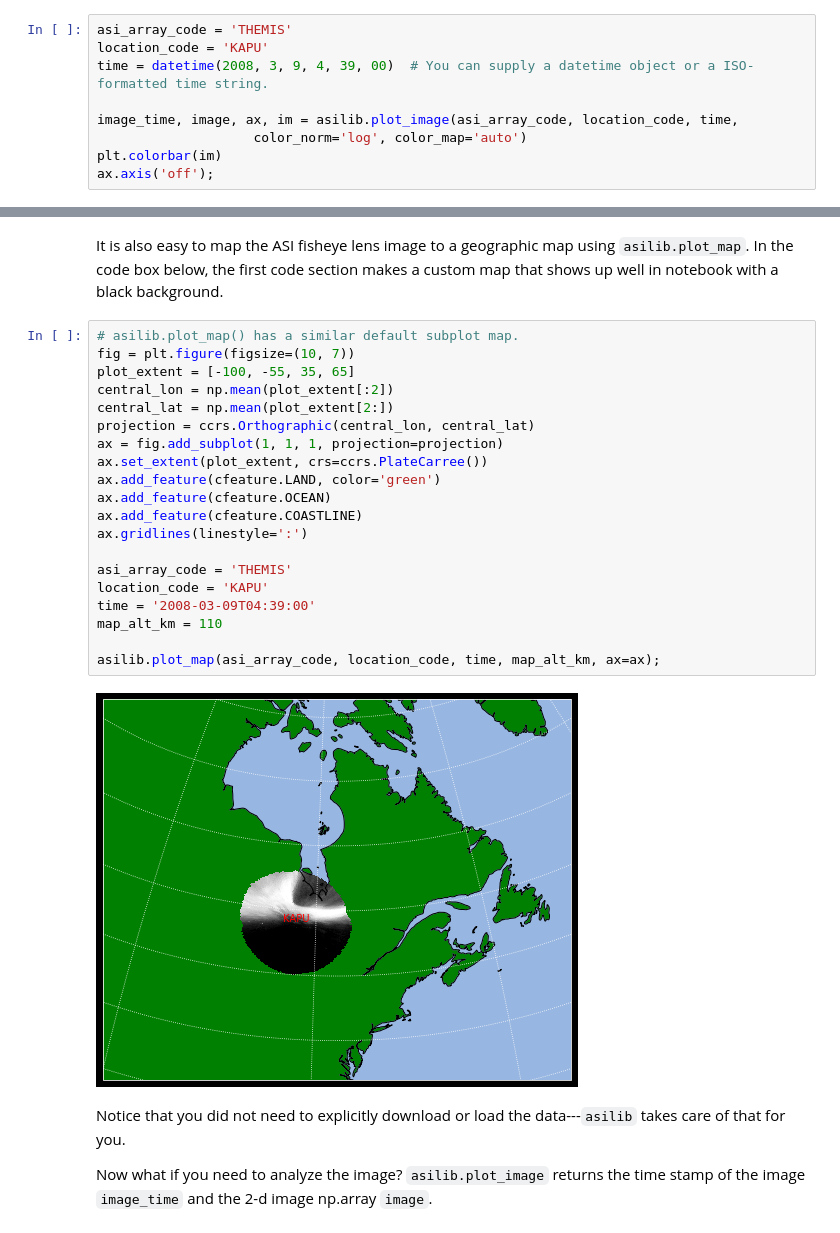
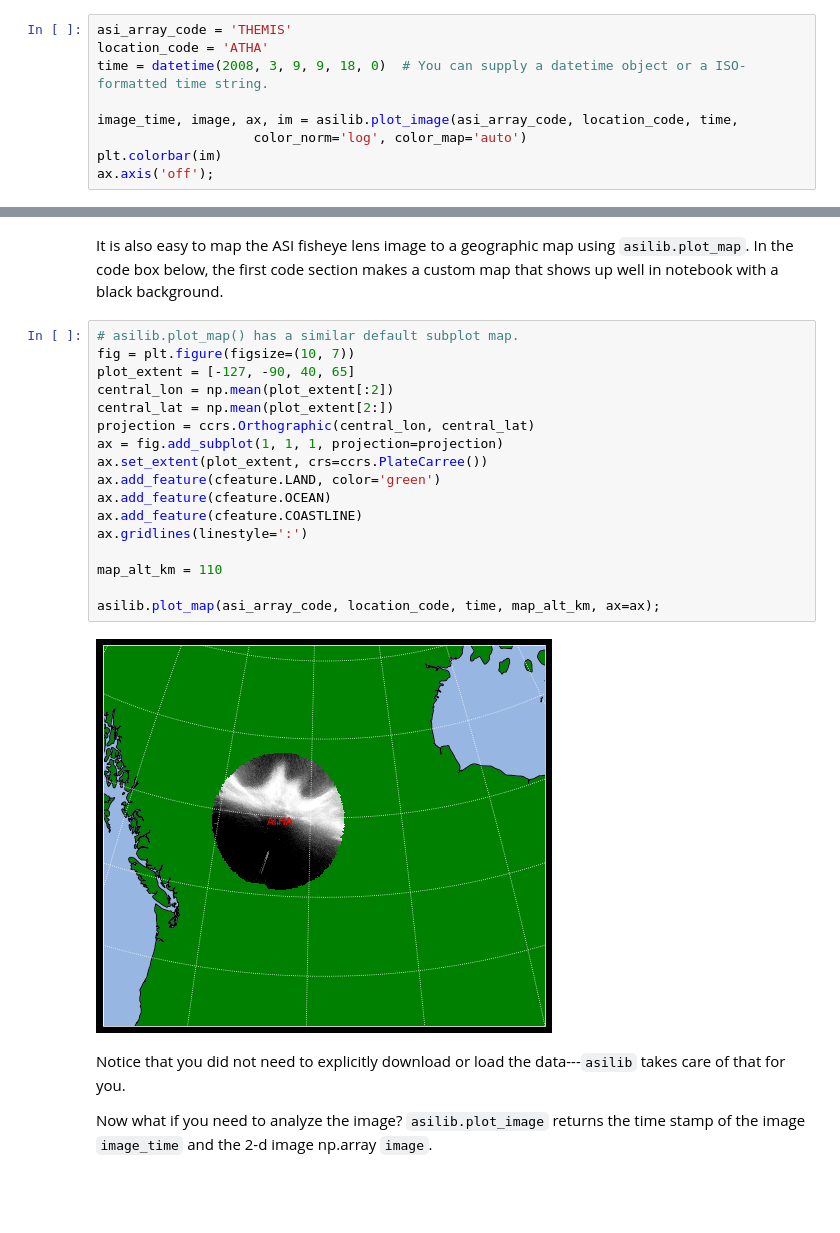
Before and after one commit to mshumko/asilib, a Jupyter notebook: docs/tutorial_notebook.ipynb, the cells around one changed output, grey strips where cells are left out. Cells and saved outputs as stored; diff of their text form; blank space fills up the shorter version.

Commit message:
Changed the ASI example to ATHA.

```diff
--- a/docs/tutorial_notebook.ipynb
+++ b/docs/tutorial_notebook.ipynb
@@ -34,8 +34,8 @@ observed during conjunctions of Swarm and THEMIS ASI. Geophysical Research Lette
 We can plot a fisheye lens image using `asilib.plot_image`.
 # %%
 asi_array_code = 'THEMIS'
-location_code = 'KAPU'
-time = datetime(2008, 3, 9, 4, 39, 00)  # You can supply a datetime object or a ISO-formatted time string.
+location_code = 'ATHA'
+time = datetime(2008, 3, 9, 9, 18, 0)  # You can supply a datetime object or a ISO-formatted time string.
 
 image_time, image, ax, im = asilib.plot_image(asi_array_code, location_code, time,
                     color_norm='log', color_map='auto')
@@ -48,25 +48,22 @@ It is also easy to map the ASI fisheye lens image to a geographic map using `asi
 # %%
 # asilib.plot_map() has a similar default subplot map.
 fig = plt.figure(figsize=(10, 7))
-plot_extent = [-100, -55, 35, 65]
+plot_extent = [-127, -90, 40, 65]
 central_lon = np.mean(plot_extent[:2])
 central_lat = np.mean(plot_extent[2:])
 projection = ccrs.Orthographic(central_lon, central_lat)
 ax = fig.add_subplot(1, 1, 1, projection=projection)
 ax.set_extent(plot_extent, crs=ccrs.PlateCarree())
 ax.add_feature(cfeature.LAND, color='green')
 ax.add_feature(cfeature.OCEAN)
 ax.add_feature(cfeature.COASTLINE)
 ax.gridlines(linestyle=':')
 
-asi_array_code = 'THEMIS'
-location_code = 'KAPU'
-time = '2008-03-09T04:39:00'
 map_alt_km = 110
 
 asilib.plot_map(asi_array_code, location_code, time, map_alt_km, ax=ax);
 # %% [output]
-[figure, old version]
+[figure, new version]
 # %% [markdown]
 Notice that you did not need to explicitly download or load the data---`asilib` takes care of that for you.
 
```
Also changed, not shown: parts of 5 cells of this notebook.
